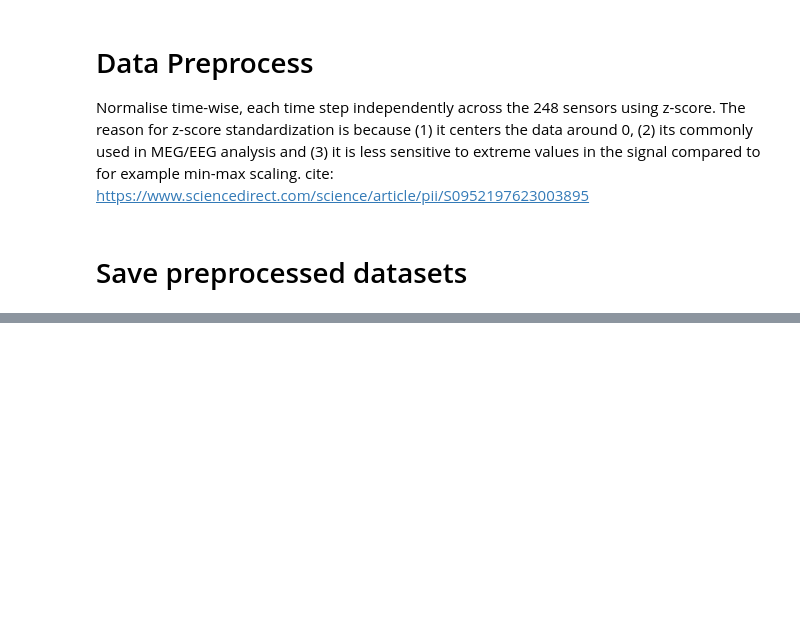
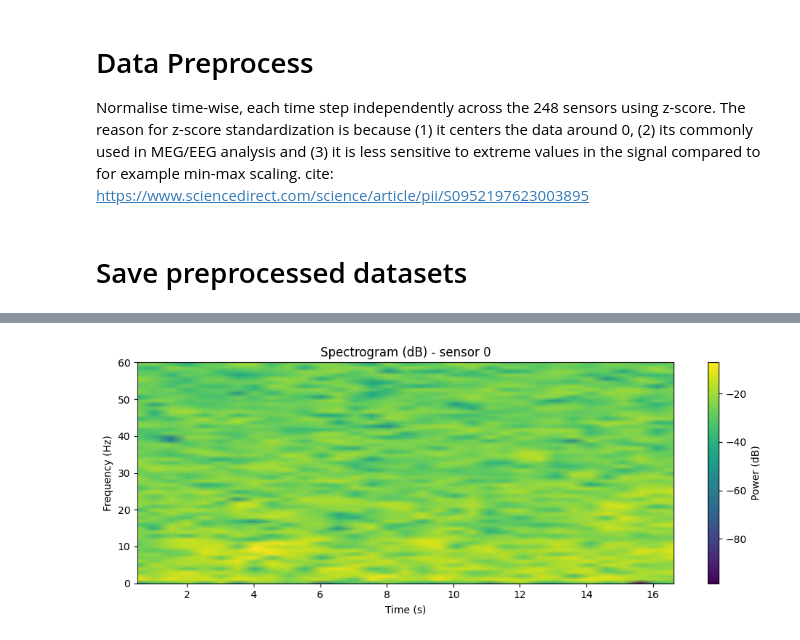
Before and after one commit to mennojak/deep-learning-assignment-2, a Jupyter notebook: load_and_prep_data.ipynb, the cells around one changed output, grey strips where cells are left out. Saved outputs shown, nothing was run; the diff lists cells and outputs as text; code cells hidden in the pictures; blank space fills up the shorter version.

```diff
--- a/load_and_prep_data.ipynb
+++ b/load_and_prep_data.ipynb
@@ -93,0 +184,15 @@ save_dataset("Preprocessed data/y_cross_test3", y_cross_test3)
+# %%
+# Spectrogram for one sensor
+sensor_idx = 0
+f, t_spec, Sxx = signal.spectrogram(sample[sensor_idx], fs=fs, nperseg=256, noverlap=128)
+plt.figure(figsize=(10, 4))
+plt.pcolormesh(t_spec, f, 10 * np.log10(Sxx + 1e-20), shading='gouraud')
+plt.ylabel('Frequency (Hz)')
+plt.xlabel('Time (s)')
+plt.title(f'Spectrogram (dB) - sensor {sensor_idx}')
+plt.ylim(0, 60)
+plt.colorbar(label='Power (dB)')
+plt.tight_layout()
+plt.show()
+# %% [output]
+[figure, added]
```
Also changed, not shown: parts of 15 cells of this notebook.
